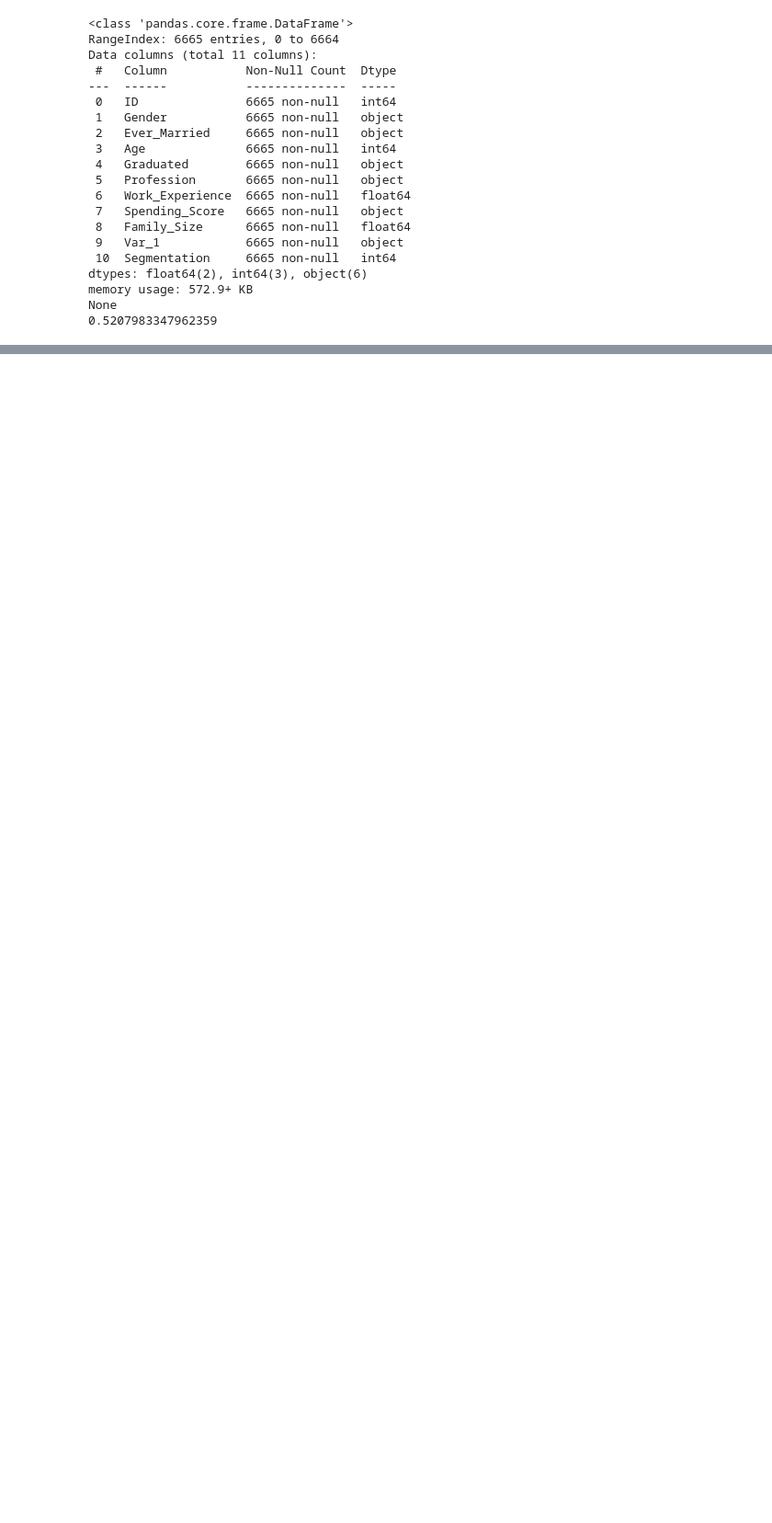
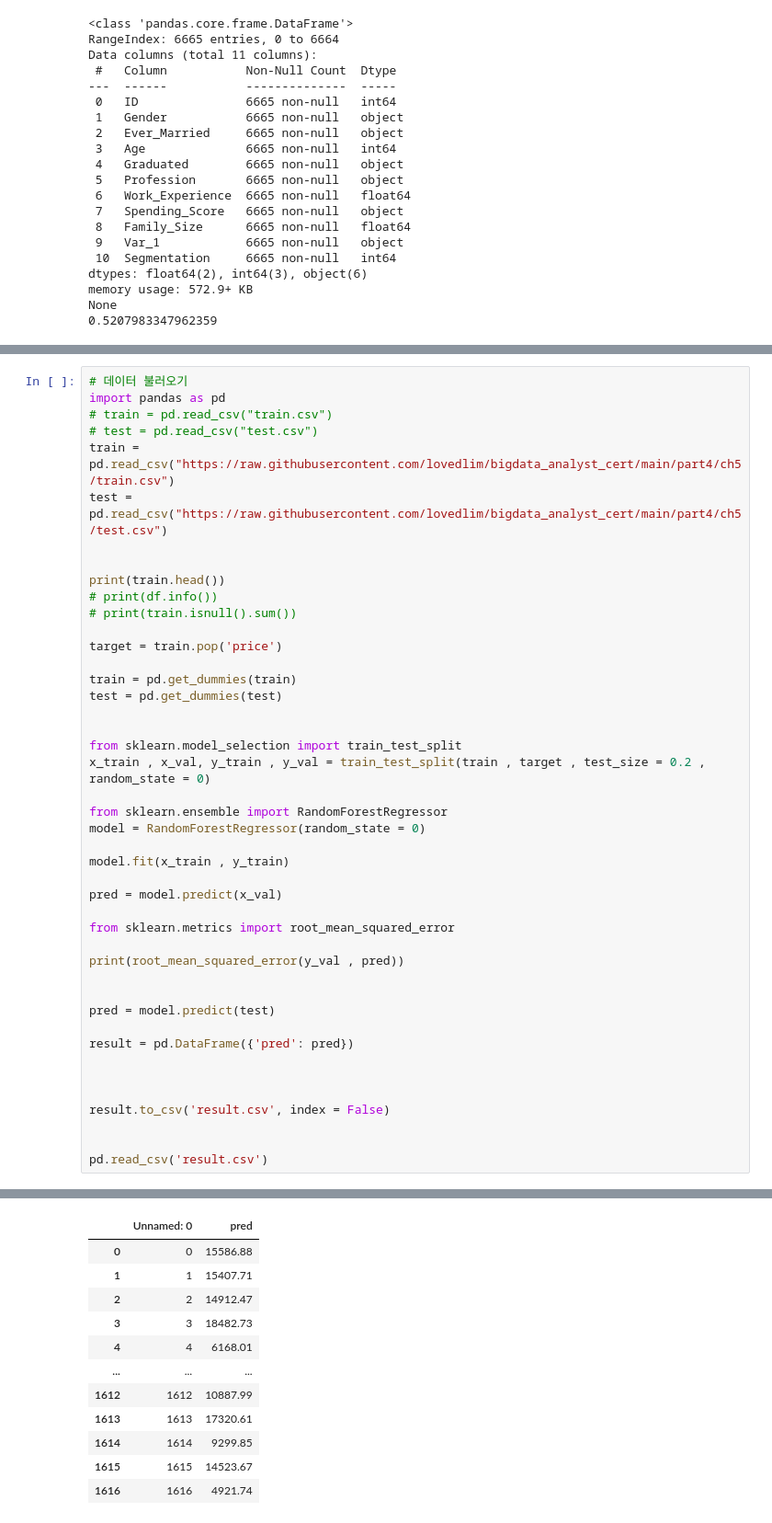
Before and after one commit to GamGomYang/Programming_study, a Jupyter notebook: 빅데이터분석기사실기/시험준비.ipynb, the cells around one changed output, grey strips where cells are left out. Shown: that part at 92% size. Cells and saved outputs as stored; diff of their text form; blank space fills up the shorter version.

```diff
--- a/빅데이터분석기사실기/시험준비.ipynb
+++ b/빅데이터분석기사실기/시험준비.ipynb
@@ -934,0 +1011,45 @@ None
+# %%
+# 데이터 불러오기
+import pandas as pd
+# train = pd.read_csv("train.csv")
+# test = pd.read_csv("test.csv")
+train = pd.read_csv("https://raw.githubusercontent.com/lovedlim/bigdata_analyst_cert/main/part4/ch5/train.csv")
+test = pd.read_csv("https://raw.githubusercontent.com/lovedlim/bigdata_analyst_cert/main/part4/ch5/test.csv")
+
+
+print(train.head())
+# print(df.info())
+# print(train.isnull().sum())
+
+target = train.pop('price')
+
+train = pd.get_dummies(train)
+test = pd.get_dummies(test)
+
+
+from sklearn.model_selection import train_test_split
+x_train , x_val, y_train , y_val = train_test_split(train , target , test_size = 0.2 , random_state = 0)
+
+from sklearn.ensemble import RandomForestRegressor
+model = RandomForestRegressor(random_state = 0)
+
+model.fit(x_train , y_train)
+
+pred = model.predict(x_val)
+
+from sklearn.metrics import root_mean_squared_error
+
+print(root_mean_squared_error(y_val , pred))
+
+
+pred = model.predict(test)
+
+result = pd.DataFrame({'pred': pred})
+
+
+
+result.to_csv('result.csv', index = False)
+
+
+pd.read_csv('result.csv')
+# %% [output]
@@ -934,0 +1070,12 @@ None
+|  | Unnamed: 0 | pred |
+| 0 | 0 | 15586.88 |
+| 1 | 1 | 15407.71 |
+| 2 | 2 | 14912.47 |
+| 3 | 3 | 18482.73 |
+| 4 | 4 | 6168.01 |
+| ... | ... | ... |
+| 1612 | 1612 | 10887.99 |
+| 1613 | 1613 | 17320.61 |
+| 1614 | 1614 | 9299.85 |
+| 1615 | 1615 | 14523.67 |
+| 1616 | 1616 | 4921.74 |
```
Also changed, not shown: parts of 20 cells of this notebook, 3 other files.
